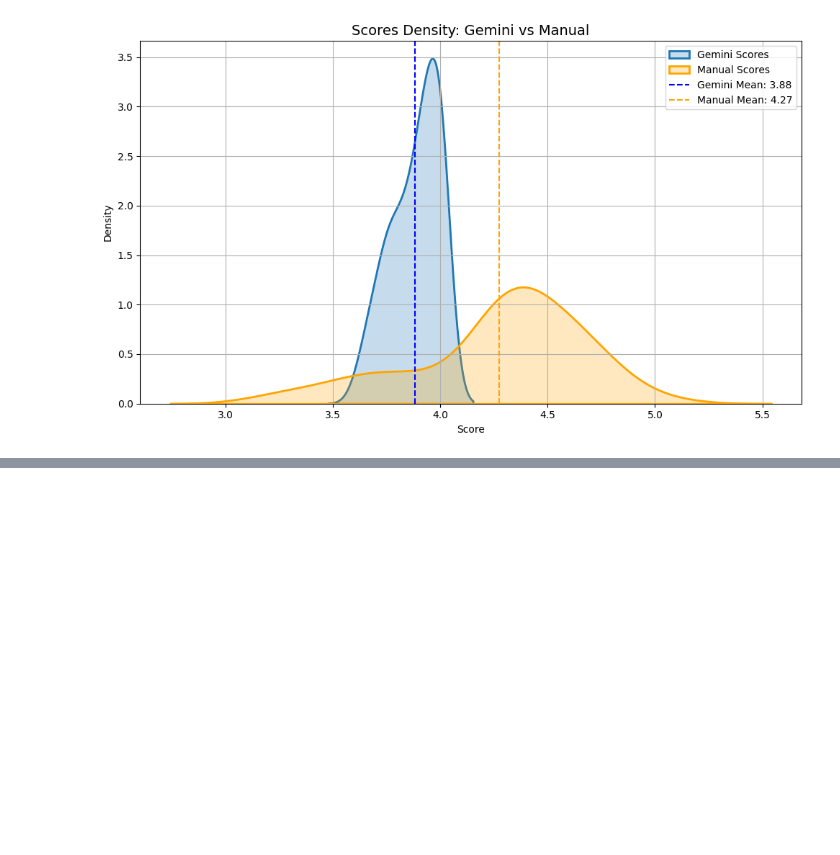
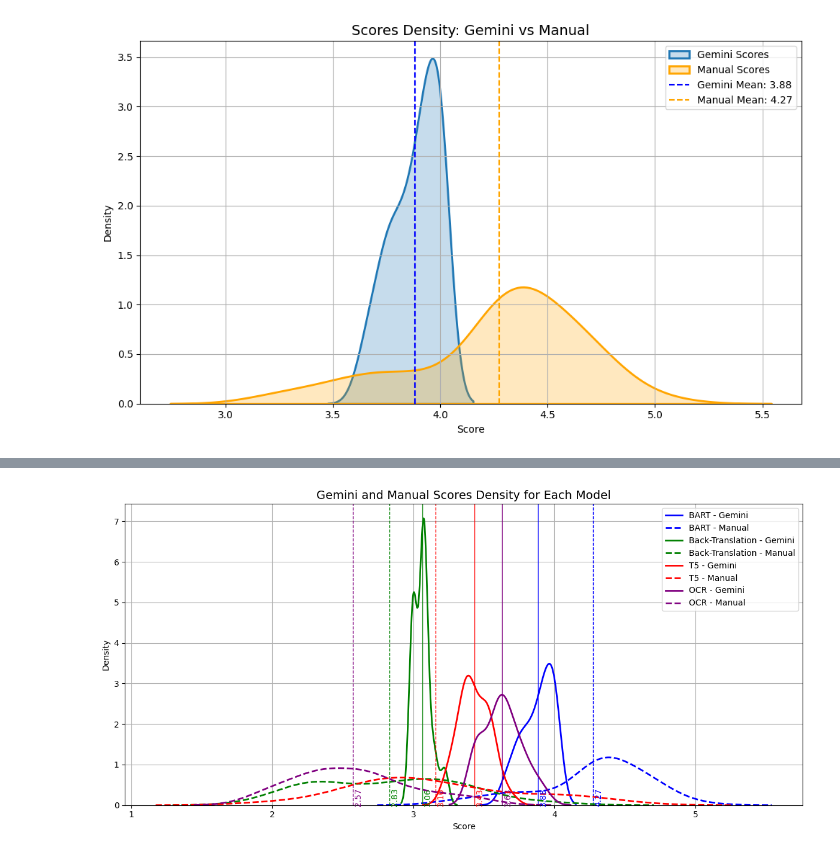
Before and after one commit to tgarnier067/MNLP-project-2, a Jupyter notebook: 05_correlation.ipynb, the cells around one changed output, grey strips where cells are left out. Cells and saved outputs as stored; diff of their text form; code cells hidden in the pictures; blank space fills up the shorter version.

```diff
--- a/05_correlation.ipynb
+++ b/05_correlation.ipynb
@@ -208,0 +253,37 @@ plt.show()
+# %%
+import pandas as pd
+import seaborn as sns
+import matplotlib.pyplot as plt
+
+# Liste des DataFrames et des noms
+dfs = [scores_bart, scores_bt, scores_t5, scores_ocr]
+labels = ['BART', 'Back-Translation', 'T5', 'OCR']
+colors = ['blue', 'green', 'red', 'purple']
+
+plt.figure(figsize=(12, 6))
+
+# Tracer les courbes
+for df, label, color in zip(dfs, labels, colors):
+    # Gemini scores — ligne pleine
+    sns.kdeplot(df['gemini_score'], label=f'{label} - Gemini', fill=False,
+                linewidth=2, color=color, linestyle='-')
+    gemini_mean = df['gemini_score'].mean()
+    plt.axvline(gemini_mean, color=color, linestyle='-', linewidth=1)
+    plt.text(gemini_mean + 0.01, 0.01, f'{gemini_mean:.2f}', color=color, rotation=90)
+
+    # Manual scores — ligne pointillée
+    sns.kdeplot(df['manual_score'], label=f'{label} - Manual', fill=False,
+                linewidth=2, color=color, linestyle='--')
+    manual_mean = df['manual_score'].mean()
+    plt.axvline(manual_mean, color=color, linestyle='--', linewidth=1)
+    plt.text(manual_mean + 0.01, 0.01, f'{manual_mean:.2f}', color=color, rotation=90)
+
+plt.title("Gemini and Manual Scores Density for Each Model", fontsize=14)
+plt.xlabel("Score")
+plt.ylabel("Density")
+plt.legend()
+plt.grid(True)
+plt.tight_layout()
+plt.show()
+# %% [output]
+[figure, added]
```
Also changed, not shown: parts of 2 cells of this notebook.
